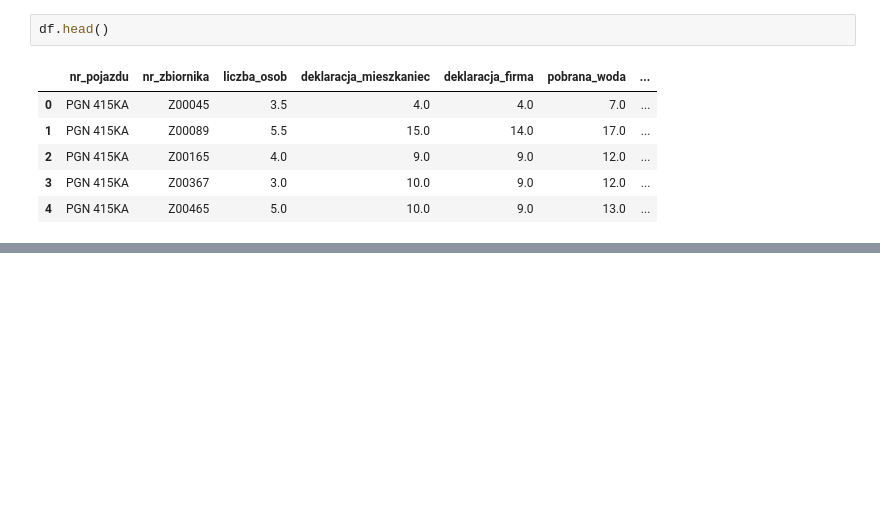
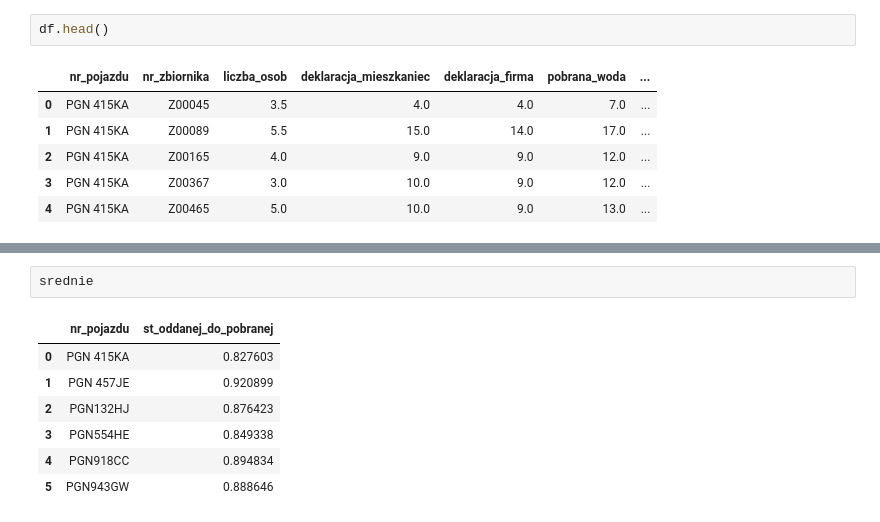
Before and after one commit to hackathonteam/klimaton_back, a Jupyter notebook: analysis.ipynb, the cells around one changed output, grey strips where cells are left out. Saved outputs shown, nothing was run; the diff lists cells and outputs as text; blank space fills up the shorter version.

```diff
--- a/merger.ipynb
+++ b/analysis.ipynb
@@ -202,0 +219,10 @@ TypeError: sort_values() got an unexpected keyword argument 'by'
+# %%
+srednie
+# %% [output]
+|  | nr_pojazdu | st_oddanej_do_pobranej |
+| 0 | PGN 415KA | 0.827603 |
+| 1 | PGN 457JE | 0.920899 |
+| 2 | PGN132HJ | 0.876423 |
+| 3 | PGN554HE | 0.849338 |
+| 4 | PGN918CC | 0.894834 |
+| 5 | PGN943GW | 0.888646 |
```
Also changed, not shown: parts of 4 cells of this notebook.
